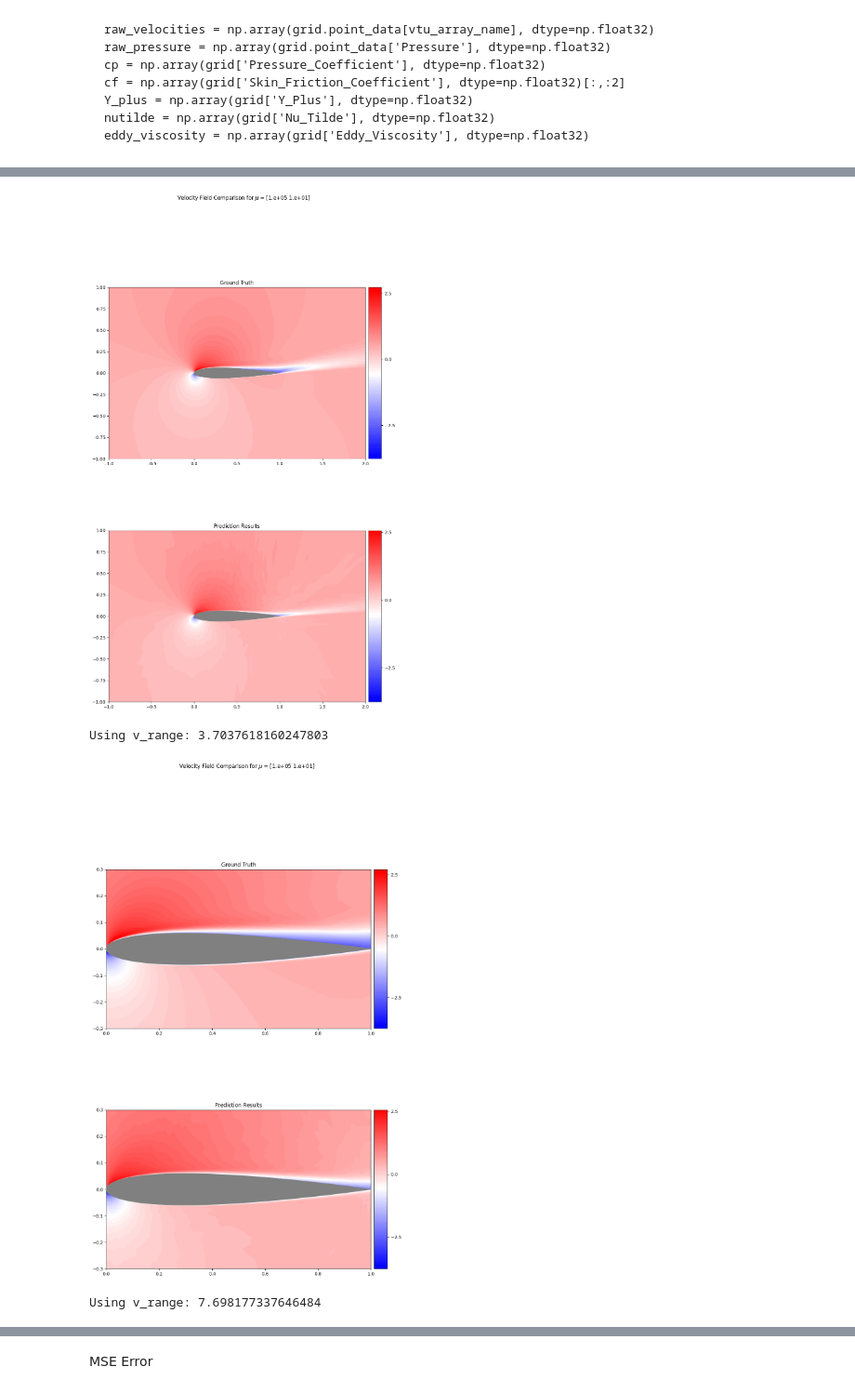
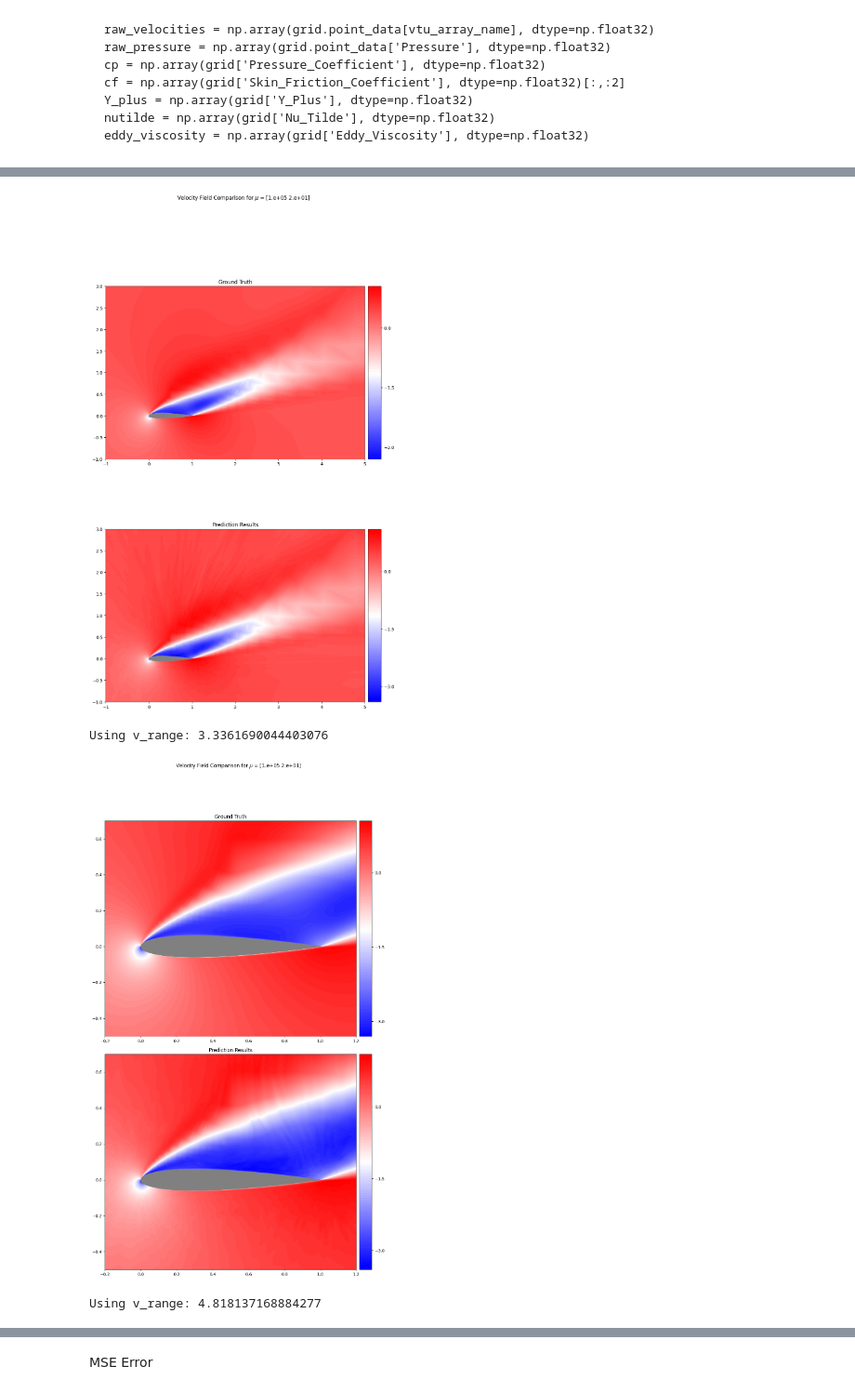
Before and after one commit to Arviano-Yuono/GAE-ROM, a Jupyter notebook: 2_u_pressure_surface_trainingCheb.ipynb, the cells around one changed output, grey strips where cells are left out. Shown at 93% size. Cells and saved outputs as stored; diff of their text form; code cells hidden in the pictures.

```diff
--- a/2_u_pressure_surface_trainingCheb.ipynb
+++ b/2_u_pressure_surface_trainingCheb.ipynb
@@ -216,7 +172,7 @@ filterwarnings('ignore')
 torch.cuda.empty_cache()
 gc.collect()
 
-config = get_config('configs/VEL_P_NACA0012.yaml')
+config = get_config('configs/VEL_P_NACA0012Cheb.yaml')
 set_seed(config['config']['seed'])
 num_epochs = config['training']['epochs']
 model_name = config['training']['model_name']
@@ -229,7 +185,7 @@ model = load_model(f"artifacts/surface/{model_name}/{model_name}_best_model_{num
 model = model.to(device)
 plot = Plot(train_dataset=train_dataset, val_dataset=val_dataset, model=model)
 
-index = 16
+index = 27
 
 test_plot_data = val_dataset[index].to(device)
 test_param = test_plot_data.params
@@ -394,7 +209,7 @@ plot.plot_comparison_fields(SNAP = index,
                             dataset = val_dataset,
                             params = test_param,
                             grid="vertical", colormap='bwr',
-                            xlim=[-1, 2], ylim=[-1, 1]
+                            xlim=[-1, 5], ylim=[-1, 3]
                             )
 
 plot.plot_comparison_fields(SNAP = index,
@@ -404,7 +219,7 @@ plot.plot_comparison_fields(SNAP = index,
                             params = test_param, grid="vertical",
                             colormap='bwr',
                             # xlim=[-1, 5], ylim=[-1, 2]
-                            xlim=[0, 1], ylim=[-0.3, 0.3]
+                            xlim=[-0.2, 1.2], ylim=[-0.5, 0.7]
                             )
 
 plot.plot_comparison_fields(SNAP = index,
@@ -413,7 +228,7 @@ plot.plot_comparison_fields(SNAP = index,
                             dataset = val_dataset,
                             params = test_param,
                             grid="vertical", colormap='bwr',
-                            xlim=[-1, 2], ylim=[-1, 1]
+                            xlim=[-1, 5], ylim=[-1, 3]
                             )
 
 plot.plot_comparison_fields(SNAP = index,
@@ -423,7 +238,7 @@ plot.plot_comparison_fields(SNAP = index,
                             params = test_param, grid="vertical",
                             colormap='bwr',
                             # xlim=[-1, 5], ylim=[-1, 2]
-                            xlim=[0, 1], ylim=[-0.3, 0.3]
+                            xlim=[-0.2, 1.2], ylim=[-0.5, 0.7]
                             )
 
 plot.plot_comparison_fields(SNAP = index,
@@ -432,7 +247,7 @@ plot.plot_comparison_fields(SNAP = index,
                             dataset = val_dataset,
                             params = test_param,
                             grid="vertical", colormap='bwr',
-                            xlim=[-1, 2], ylim=[-1, 1]
+                            xlim=[-1, 5], ylim=[-1, 3]
                             )
 
 plot.plot_comparison_fields(SNAP = index,
@@ -442,6 +257,6 @@ plot.plot_comparison_fields(SNAP = index,
                             params = test_param, grid="vertical",
                             colormap='bwr',
                             # xlim=[-1, 5], ylim=[-1, 2]
-                            xlim=[0, 1], ylim=[-0.3, 0.3]
+                            xlim=[-0.2, 1.2], ylim=[-0.5, 0.7]
                             )
 # %% [output]
@@ -449,4 +264,4 @@ Using v_range: 3.703761577606201
-[figure, old version]
+[figure, new version]
-Using v_range: 3.7037618160247803
+Using v_range: 3.3361690044403076
-[figure, old version]
+[figure, new version]
-Using v_range: 7.698177337646484
+Using v_range: 4.818137168884277
```
Also changed, not shown: parts of 27 cells of this notebook, 6 other files.
